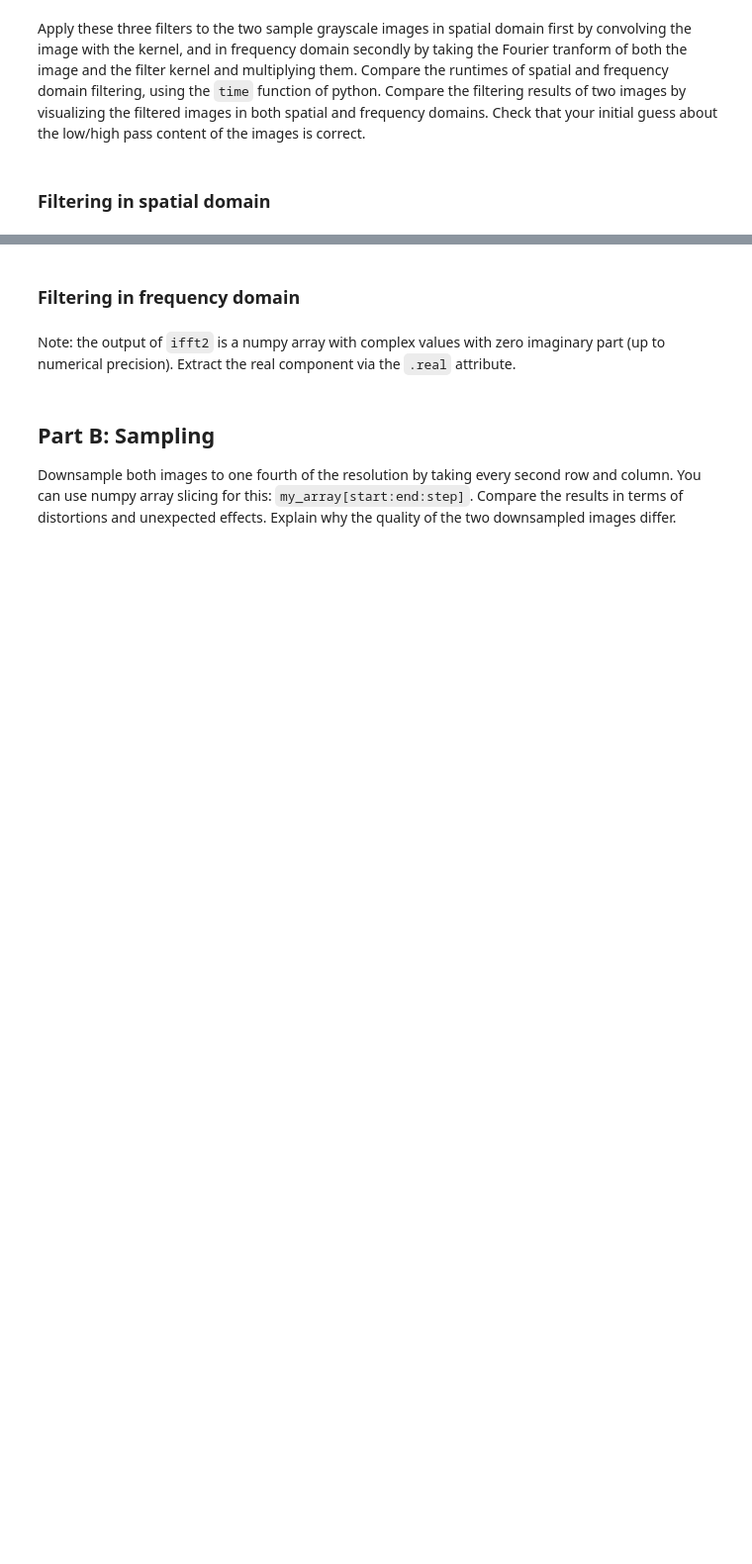
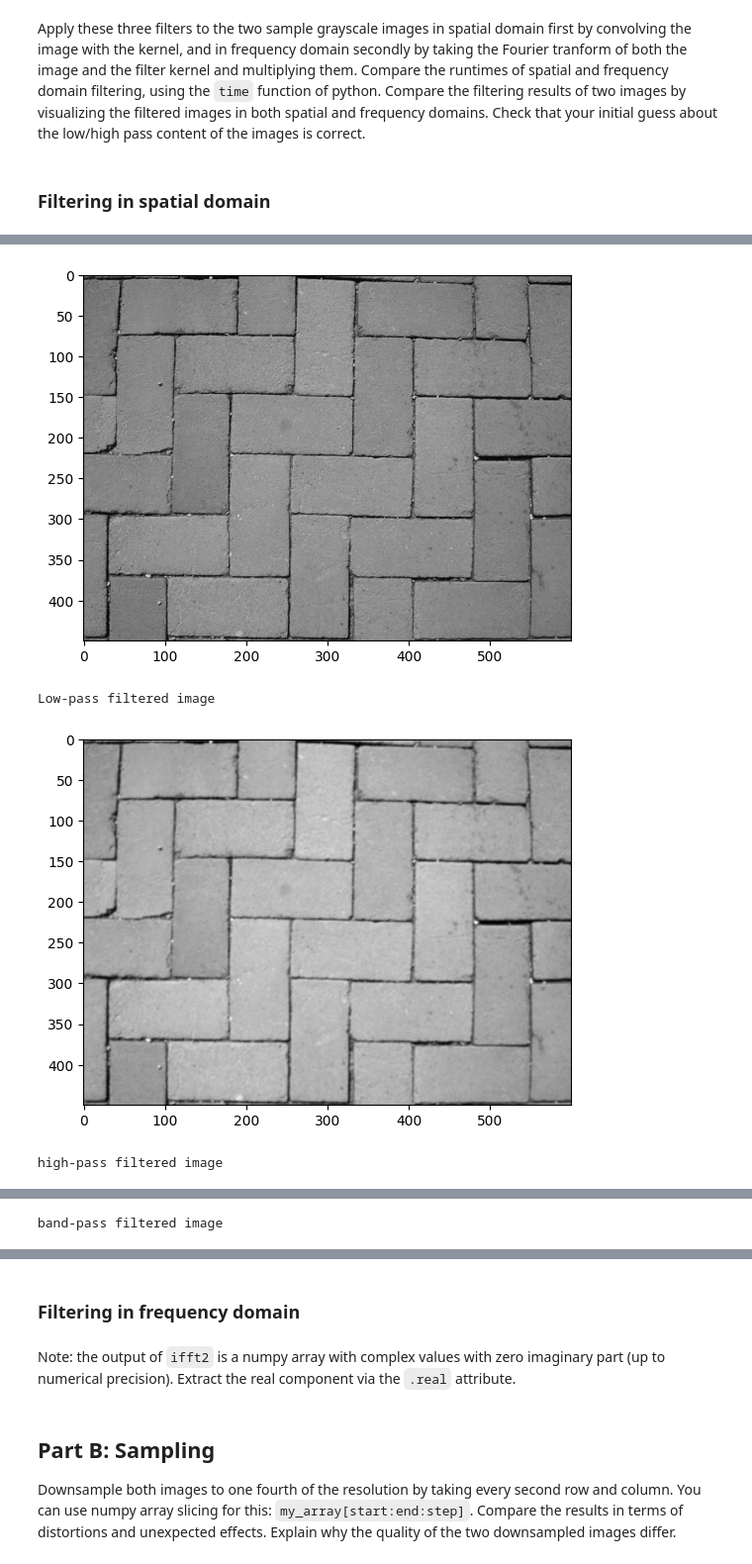
Before and after one commit to tambourine-dev/VisComp, a Jupyter notebook: Exercises/W4/W4_exercise.ipynb, the cells around one changed output, grey strips where cells are left out. Shown at 99% size. Cells and saved outputs as stored; diff of their text form; code cells hidden in the pictures; blank space fills up the shorter version.

```diff
--- a/Exercises/W4/W4_exercise.ipynb
+++ b/Exercises/W4/W4_exercise.ipynb
@@ -94,0 +143,25 @@ show()
+# %%
+start = time()
+
+low_side = convolve(side_gray, low)
+high_side = convolve(side_gray, high)
+band_side = convolve(side_gray, band)
+
+print(f"elapsed time: {time()-start:.2f}s")
+
+print("Original image:")
+imshow(side_gray, cmap='gray')
+show()
+
+print("Low-pass filtered image")
+imshow(low_side, cmap='gray')
+show()
+
+print("high-pass filtered image")
+imshow(high_side, cmap='gray')
+show()
+
+print("band-pass filtered image")
+imshow(band_side, cmap='gray')
+show()
+# %% [output]
@@ -94,0 +170,4 @@ show()
+[figure, added]
+Low-pass filtered image
+[figure, added]
+high-pass filtered image
@@ -94,0 +175 @@ show()
+band-pass filtered image
```
Also changed, not shown: parts of 14 cells of this notebook.
